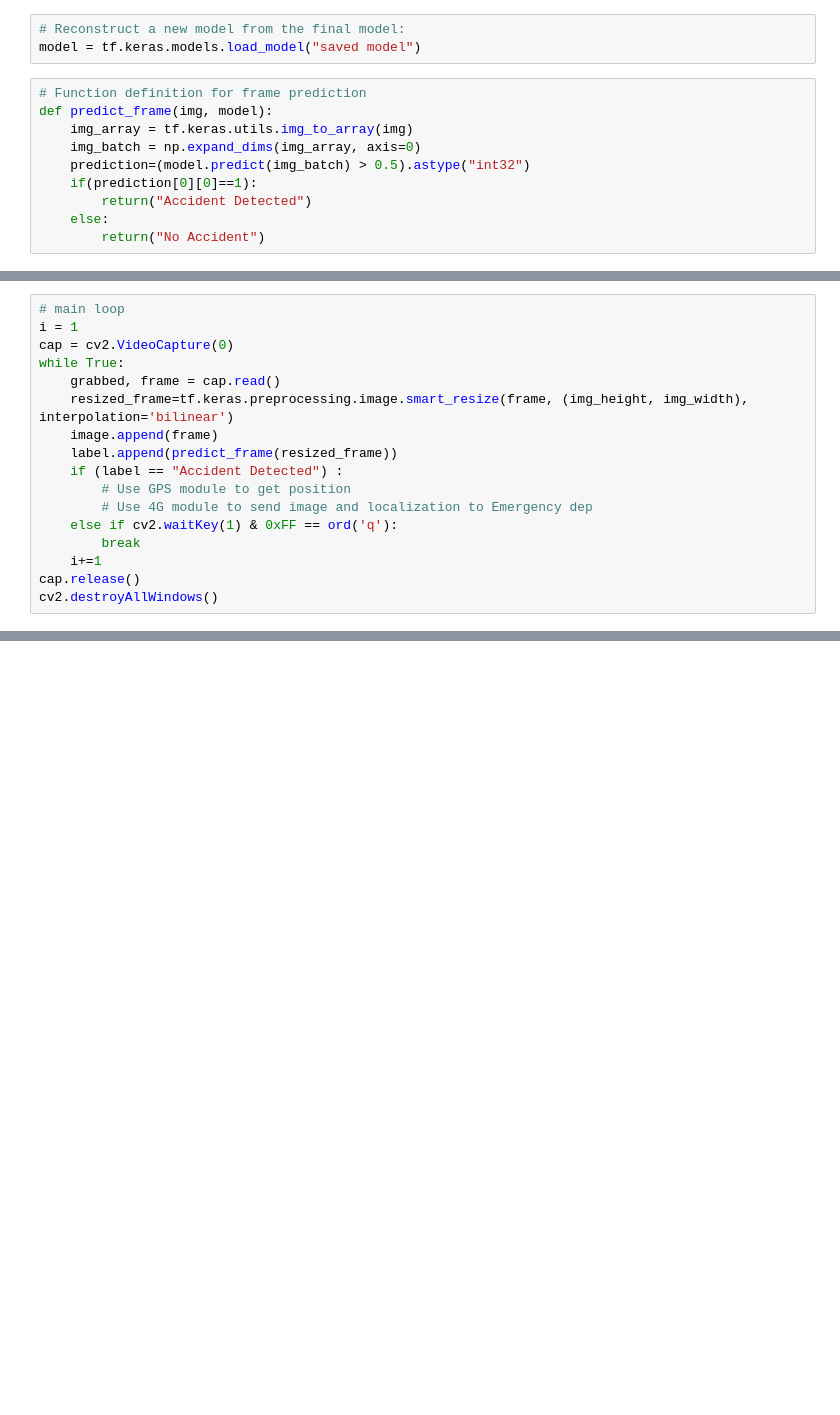
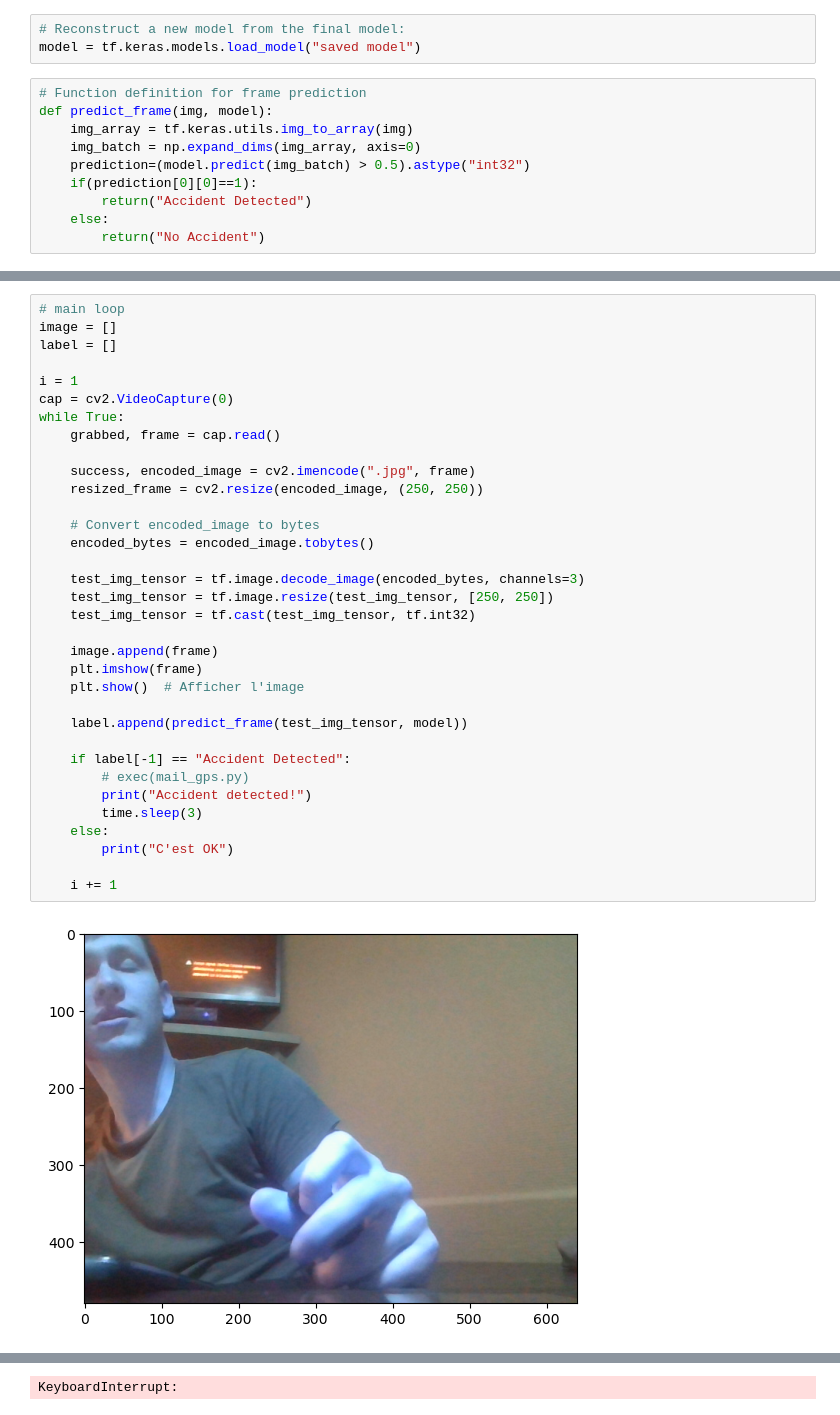
Before and after one commit to HugoDujardin/Accident-detection-CCTV-footage, a Jupyter notebook: Accident_video.ipynb, the cells around one changed output, grey strips where cells are left out. Cells and saved outputs as stored; diff of their text form; blank space fills up the shorter version.

```diff
--- a/Accident_video.ipynb
+++ b/Accident_video.ipynb
@@ -68,18 +44,36 @@ print(label)
 # %%
 # main loop
+image = []
+label = []
+
 i = 1
 cap = cv2.VideoCapture(0)
 while True:
     grabbed, frame = cap.read()
-    resized_frame=tf.keras.preprocessing.image.smart_resize(frame, (img_height, img_width), interpolation='bilinear')
+
+    success, encoded_image = cv2.imencode(".jpg", frame)
+    resized_frame = cv2.resize(encoded_image, (250, 250))
+
+    # Convert encoded_image to bytes
+    encoded_bytes = encoded_image.tobytes()
+
+    test_img_tensor = tf.image.decode_image(encoded_bytes, channels=3)
+    test_img_tensor = tf.image.resize(test_img_tensor, [250, 250])
+    test_img_tensor = tf.cast(test_img_tensor, tf.int32)
+
     image.append(frame)
-    label.append(predict_frame(resized_frame))
-    if (label == "Accident Detected") :
-        # Use GPS module to get position
-        # Use 4G module to send image and localization to Emergency dep
-    else if cv2.waitKey(1) & 0xFF == ord('q'):
-        break
-    i+=1
-cap.release()
-cv2.destroyAllWindows()
+    plt.imshow(frame)
+    plt.show()  # Afficher l'image
+
+    label.append(predict_frame(test_img_tensor, model))
+
+    if label[-1] == "Accident Detected":
+        # exec(mail_gps.py)
+        print("Accident detected!")
+        time.sleep(3)
+    else:
+        print("C'est OK")
+
+    i += 1
 # %% [output]
+[figure, added]
@@ -86,0 +88 @@ IndentationError: expected an indented block after 'if' statement on line 9 (345
+KeyboardInterrupt:
```
Also changed, not shown: parts of 4 cells of this notebook.
